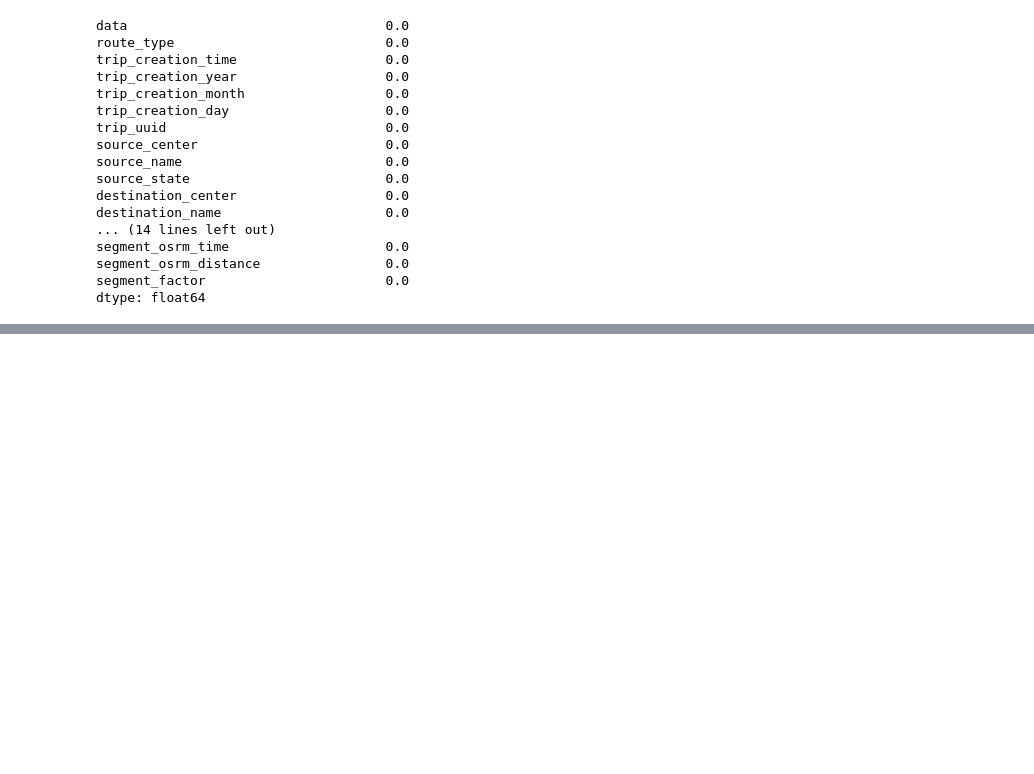
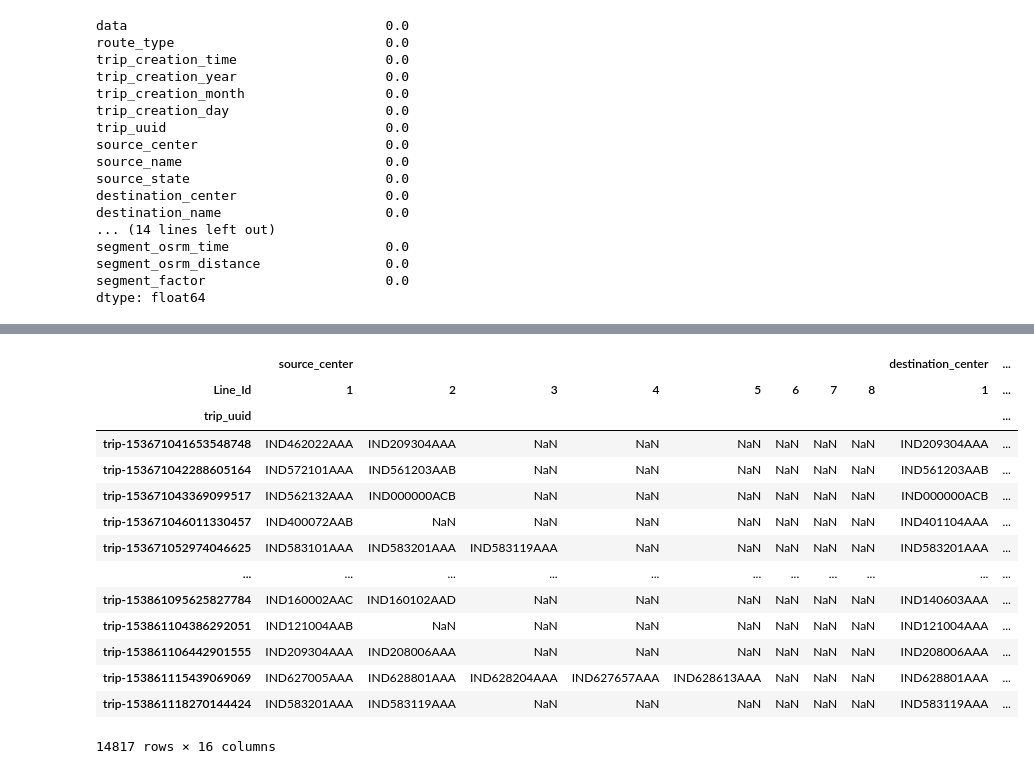
Before and after one commit to Navaneeth-7/scaler_logistics_service, a Jupyter notebook: file_1.ipynb, the cells around one changed output, grey strips where cells are left out. Drawn from its saved outputs; the diff is of its cells as text; code cells hidden in the pictures; blank space fills up the shorter version.

Commit message:
merging completed
Rows are merged to obtain aggregated values.
source and destinations are separated.
table is ready for useful analysis.

```diff
--- a/file_1.ipynb
+++ b/file_1.ipynb
@@ -221,0 +352,3 @@ dtype: float64
+# %%
+df_1 = pd.read_csv("bquxjob_482c0d9a_189e8d2dbab.csv")
+df_1
@@ -221,0 +369,19 @@ dtype: float64
+# %%
+df_2 = df_1.pivot(index=["trip_uuid"],columns=["Line_Id"])
+df_2
+# %% [output]
+|  | source_center |  |  |  |  |  |  |  | destination_center | ... |
+| Line_Id | 1 | 2 | 3 | 4 | 5 | 6 | 7 | 8 | 1 | ... |
+| trip_uuid |  |  |  |  |  |  |  |  |  | ... |
+| trip-153671041653548748 | IND462022AAA | IND209304AAA | NaN | NaN | NaN | NaN | NaN | NaN | IND209304AAA | ... |
+| trip-153671042288605164 | IND572101AAA | IND561203AAB | NaN | NaN | NaN | NaN | NaN | NaN | IND561203AAB | ... |
+| trip-153671043369099517 | IND562132AAA | IND000000ACB | NaN | NaN | NaN | NaN | NaN | NaN | IND000000ACB | ... |
+| trip-153671046011330457 | IND400072AAB | NaN | NaN | NaN | NaN | NaN | NaN | NaN | IND401104AAA | ... |
+| trip-153671052974046625 | IND583101AAA | IND583201AAA | IND583119AAA | NaN | NaN | NaN | NaN | NaN | IND583201AAA | ... |
+| ... | ... | ... | ... | ... | ... | ... | ... | ... | ... | ... |
+| trip-153861095625827784 | IND160002AAC | IND160102AAD | NaN | NaN | NaN | NaN | NaN | NaN | IND140603AAA | ... |
+| trip-153861104386292051 | IND121004AAB | NaN | NaN | NaN | NaN | NaN | NaN | NaN | IND121004AAA | ... |
+| trip-153861106442901555 | IND209304AAA | IND208006AAA | NaN | NaN | NaN | NaN | NaN | NaN | IND208006AAA | ... |
+| trip-153861115439069069 | IND627005AAA | IND628801AAA | IND628204AAA | IND627657AAA | IND628613AAA | NaN | NaN | NaN | IND628801AAA | ... |
+| trip-153861118270144424 | IND583201AAA | IND583119AAA | NaN | NaN | NaN | NaN | NaN | NaN | IND583119AAA | ... |
+14817 rows × 16 columns
```
Also changed, not shown: parts of 25 cells of this notebook, 2 other files.
